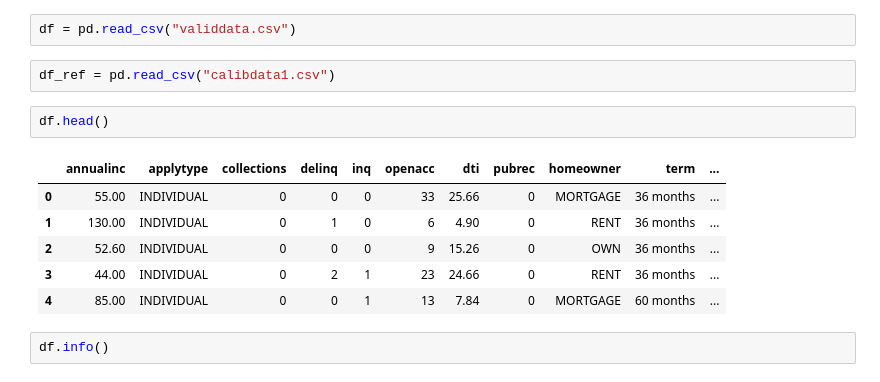
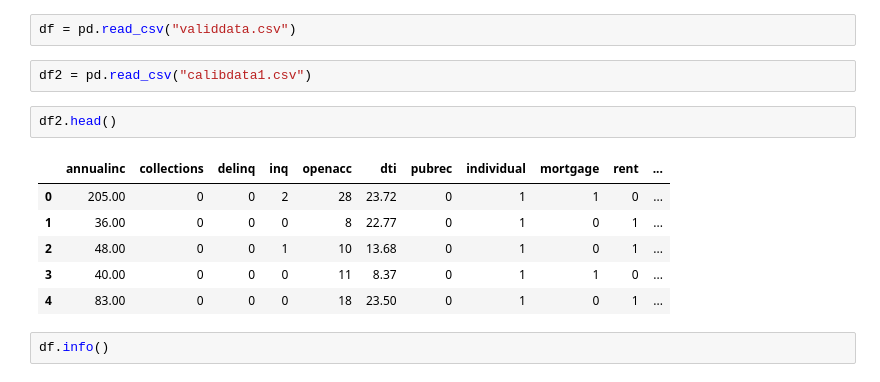
Before and after one commit to dennislamcv1/EmoryMktAna, a Jupyter notebook: Marketing Analytics Capstone Project/Lending Club Data Preparation.ipynb, the cells around one changed output. Saved outputs shown, nothing was run; the diff lists cells and outputs as text.

```diff
--- a/Marketing Analytics Capstone Project/Lending Club Data Preparation.ipynb
+++ b/Marketing Analytics Capstone Project/Lending Club Data Preparation.ipynb
@@ -115,16 +115,16 @@ Autosaving every 60 seconds
 # %%
 df = pd.read_csv("validdata.csv")
 # %%
-df_ref = pd.read_csv("calibdata1.csv")
+df2 = pd.read_csv("calibdata1.csv")
 # %%
-df.head()
+df2.head()
 # %% [output]
-|  | annualinc | applytype | collections | delinq | inq | openacc | dti | pubrec | homeowner | term | ... |
-| 0 | 55.00 | INDIVIDUAL | 0 | 0 | 0 | 33 | 25.66 | 0 | MORTGAGE | 36 months | ... |
-| 1 | 130.00 | INDIVIDUAL | 0 | 1 | 0 | 6 | 4.90 | 0 | RENT | 36 months | ... |
-| 2 | 52.60 | INDIVIDUAL | 0 | 0 | 0 | 9 | 15.26 | 0 | OWN | 36 months | ... |
-| 3 | 44.00 | INDIVIDUAL | 0 | 2 | 1 | 23 | 24.66 | 0 | RENT | 36 months | ... |
-| 4 | 85.00 | INDIVIDUAL | 0 | 0 | 1 | 13 | 7.84 | 0 | MORTGAGE | 60 months | ... |
+|  | annualinc | collections | delinq | inq | openacc | dti | pubrec | individual | mortgage | rent | ... |
+| 0 | 205.00 | 0 | 0 | 2 | 28 | 23.72 | 0 | 1 | 1 | 0 | ... |
+| 1 | 36.00 | 0 | 0 | 0 | 8 | 22.77 | 0 | 1 | 0 | 1 | ... |
+| 2 | 48.00 | 0 | 0 | 1 | 10 | 13.68 | 0 | 1 | 0 | 1 | ... |
+| 3 | 40.00 | 0 | 0 | 0 | 11 | 8.37 | 0 | 1 | 1 | 0 | ... |
+| 4 | 83.00 | 0 | 0 | 0 | 18 | 23.50 | 0 | 1 | 0 | 1 | ... |
 # %%
 df.info()
 # %%
```
Also changed, not shown: parts of 29 cells of this notebook, 2 other files.
